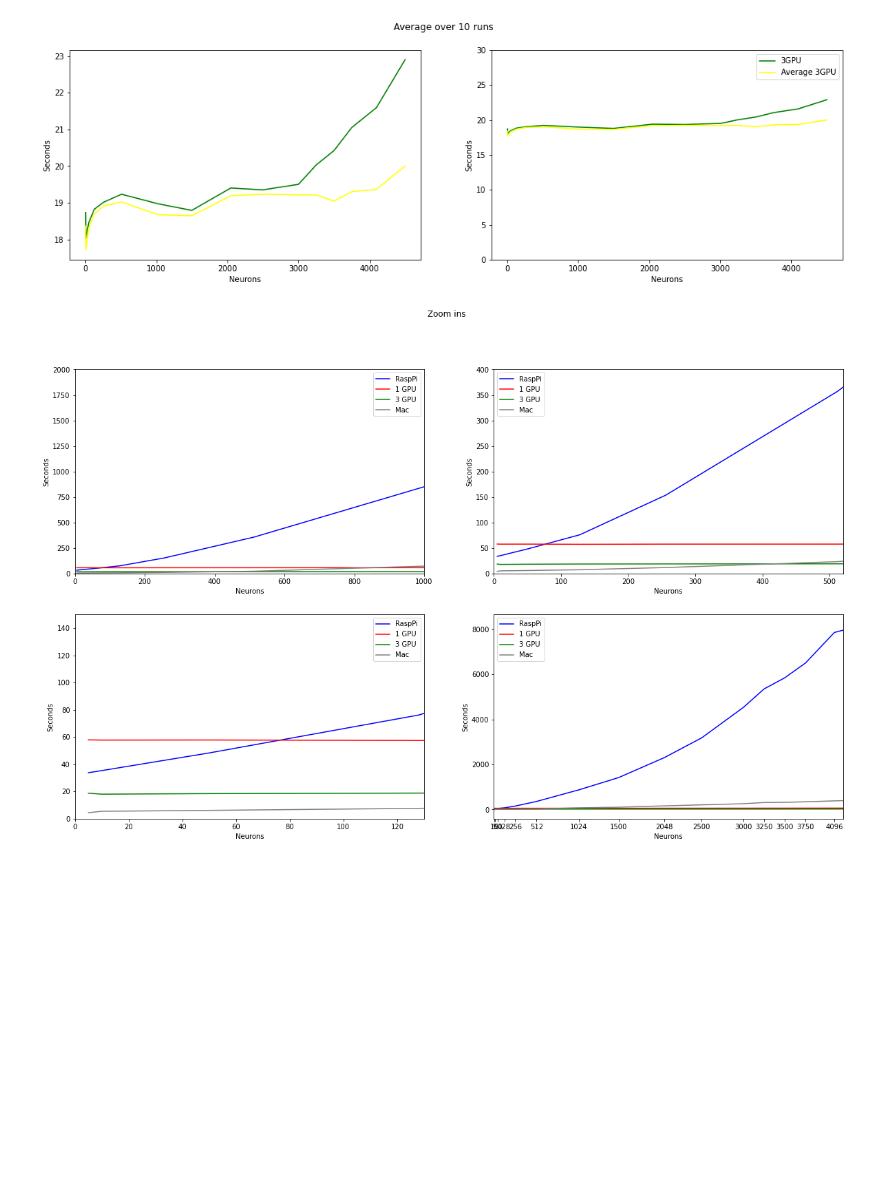
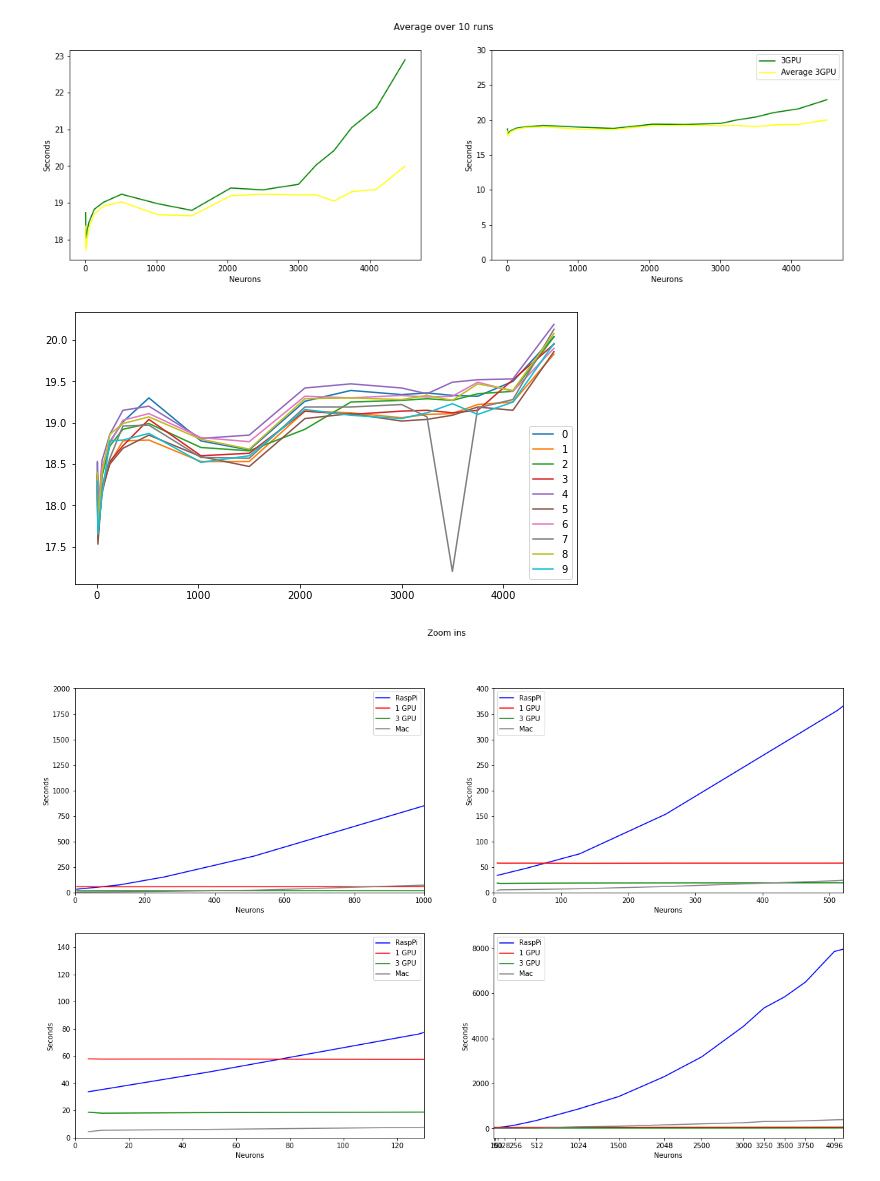
Before and after one commit to toelt-llc/TOELT-tfrabbit, a Jupyter notebook: code/notebooks/plot_results.ipynb, the cells around one changed output. Cells and saved outputs as stored; diff of their text form; code cells hidden in the pictures; blank space fills up the shorter version.

Commit message:
10 measures

```diff
--- a/code/notebooks/plot_results.ipynb
+++ b/code/notebooks/plot_results.ipynb
@@ -116,3 +114,30 @@ plt.show()
+# %%
+# Comparing the 10 measures used for the 'average'
+dfs = []
+for i in range(10):
+    dfs.append(pd.read_csv('../saved_results/frodo/' + str(i+1) + '.csv'))
+
+times1 =[]
+for i in dfs[0].values.tolist():
+    times1.append(i[1])
+times1
+times = {}
+for j in range(10):
+    times[j] = []
+    for i in dfs[j].values.tolist():
+        times[j].append(i[1])
+
+times[0]
+
+plt.figure(figsize=(9,5))
+plt.title('10 Frodo Measures')
+for i in range(10):
+    plt.plot(neurons, times[i], label=i)
+plt.legend()
+plt.savefig('../saved_results/figures/10measures.png', bbox_inches='tight')
+plt.show()
+# %% [output]
+[figure, added]
 # %%
 def plot(fig):
     fig.plot(neurons, pi_times, 'b', label = 'RaspPi')
```
Also changed, not shown: parts of 1 cell of this notebook, 2 other files.
